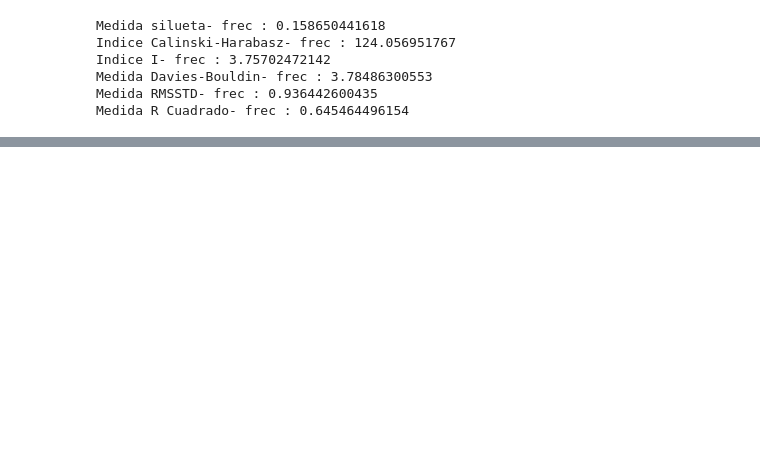
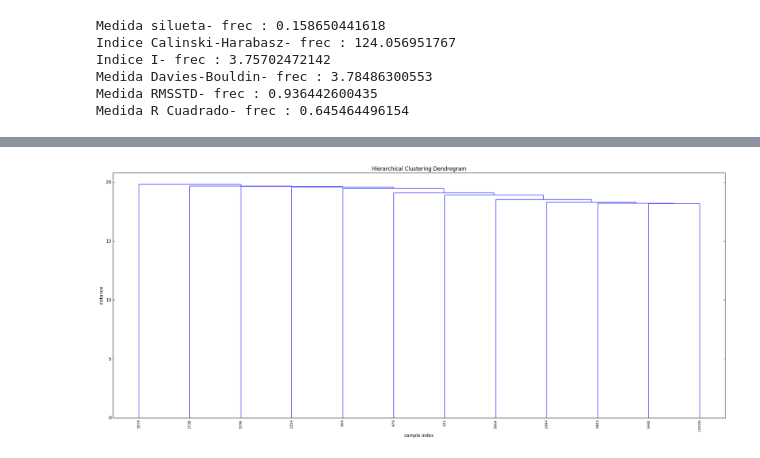
Before and after one commit to mrlujanero/aprendizajenosupervisado, a Jupyter notebook: Trabajo_Final 2.ipynb, the cells around one changed output, grey strips where cells are left out. Cells and saved outputs as stored; diff of their text form; code cells hidden in the pictures; blank space fills up the shorter version.

```diff
--- a/Trabajo_Final 2.ipynb
+++ b/Trabajo_Final 2.ipynb
@@ -376,0 +411,4 @@ plot_dendrograma_de_mparticiones(mDFrec,mParticiones)
+# %%
+ZBin = calcularClusteringJerarquico(documentsBin, 'mtica', 10)
+# %% [output]
+[figure, added]
```
Also changed, not shown: parts of 110 cells of this notebook.
